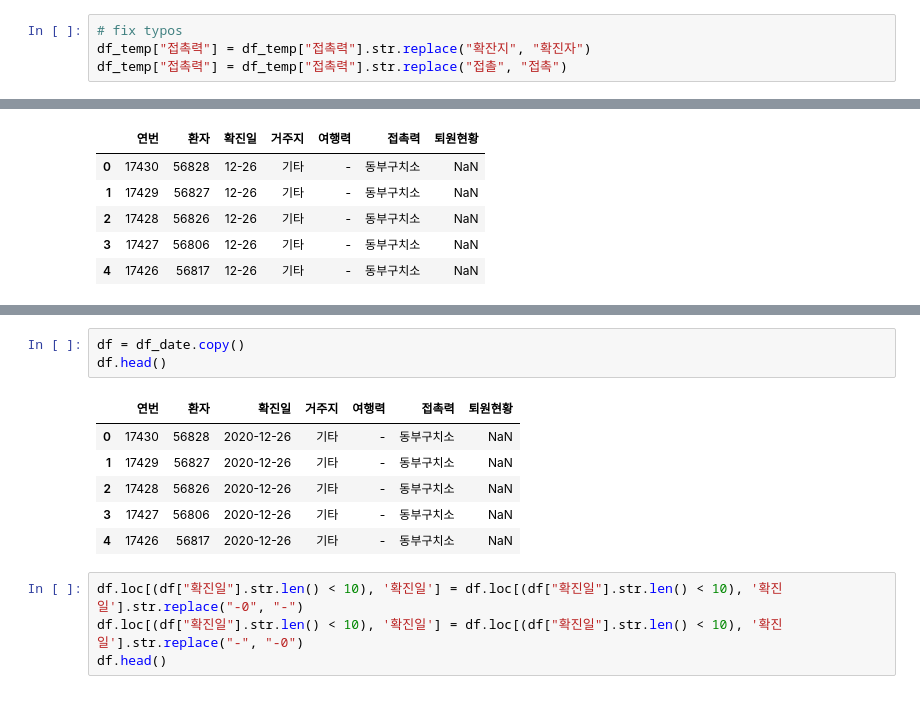
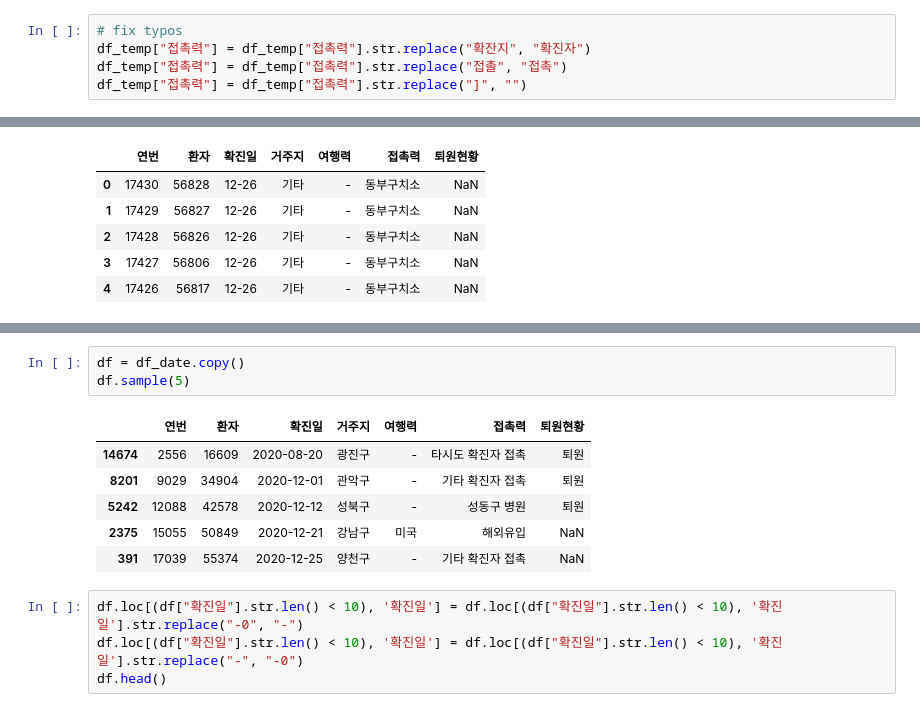
Before and after one commit to snoop2head/covid19_unknown_spread, a Jupyter notebook: wrangle_for_forecast.ipynb, the cells around one changed output, grey strips where cells are left out. Cells and saved outputs as stored; diff of their text form.

```diff
--- a/wrangle_for_forecast.ipynb
+++ b/wrangle_for_forecast.ipynb
@@ -68,5 +72,6 @@ df_temp["접촉력"] = df_temp["접촉력"].str.strip()
 # fix typos
 df_temp["접촉력"] = df_temp["접촉력"].str.replace("확잔지", "확진자")
 df_temp["접촉력"] = df_temp["접촉력"].str.replace("접촐", "접촉")
+df_temp["접촉력"] = df_temp["접촉력"].str.replace("]", "")
 # %%
 infection_paths = df_temp["접촉력"].unique()
@@ -138,13 +136,13 @@ df_date.sample(5)
 # %%
 df = df_date.copy()
-df.head()
+df.sample(5)
 # %% [output]
 |  | 연번 | 환자 | 확진일 | 거주지 | 여행력 | 접촉력 | 퇴원현황 |
-| 0 | 17430 | 56828 | 2020-12-26 | 기타 | - | 동부구치소 | NaN |
-| 1 | 17429 | 56827 | 2020-12-26 | 기타 | - | 동부구치소 | NaN |
-| 2 | 17428 | 56826 | 2020-12-26 | 기타 | - | 동부구치소 | NaN |
-| 3 | 17427 | 56806 | 2020-12-26 | 기타 | - | 동부구치소 | NaN |
-| 4 | 17426 | 56817 | 2020-12-26 | 기타 | - | 동부구치소 | NaN |
+| 14674 | 2556 | 16609 | 2020-08-20 | 광진구 | - | 타시도 확진자 접촉 | 퇴원 |
+| 8201 | 9029 | 34904 | 2020-12-01 | 관악구 | - | 기타 확진자 접촉 | 퇴원 |
+| 5242 | 12088 | 42578 | 2020-12-12 | 성북구 | - | 성동구 병원 | 퇴원 |
+| 2375 | 15055 | 50849 | 2020-12-21 | 강남구 | 미국 | 해외유입 | NaN |
+| 391 | 17039 | 55374 | 2020-12-25 | 양천구 | - | 기타 확진자 접촉 | NaN |
 # %%
 df.loc[(df["확진일"].str.len() < 10), '확진일'] = df.loc[(df["확진일"].str.len() < 10), '확진일'].str.replace("-0", "-")
 df.loc[(df["확진일"].str.len() < 10), '확진일'] = df.loc[(df["확진일"].str.len() < 10), '확진일'].str.replace("-", "-0")
```
Also changed, not shown: parts of 14 cells of this notebook, 2 other files.
